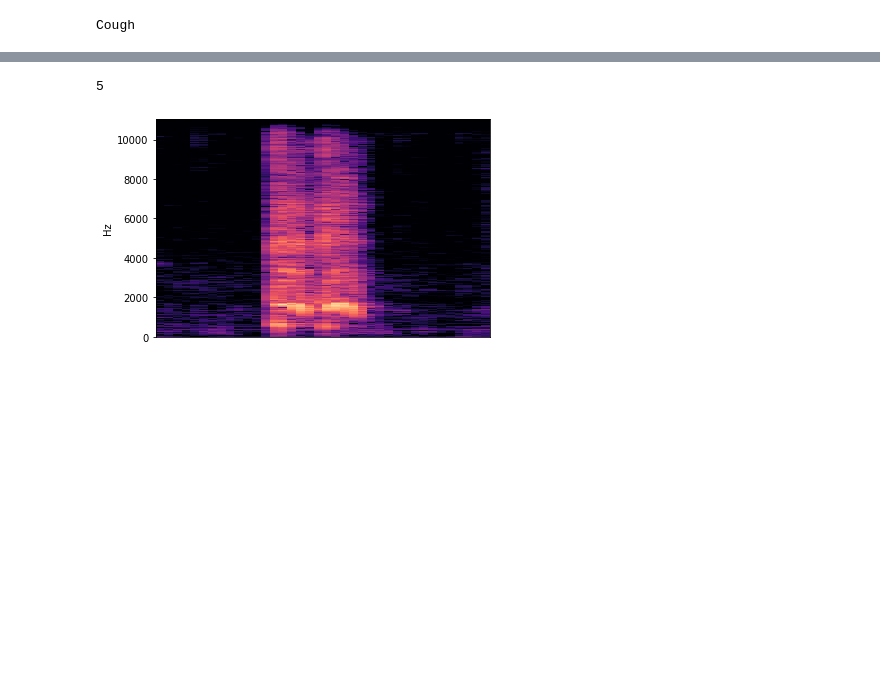
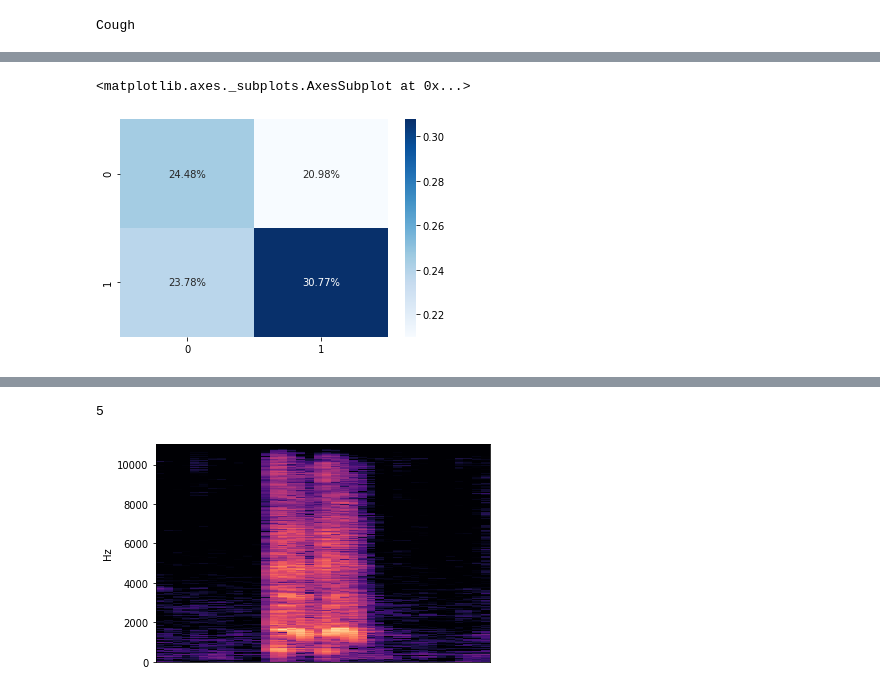
Before and after one commit to Divyesh-2598/Image-Classification, a Jupyter notebook: NewCoughRecognition.ipynb, the cells around one changed output, grey strips where cells are left out. Cells and saved outputs as stored; diff of their text form; code cells hidden in the pictures; blank space fills up the shorter version.

```diff
--- a/NewCoughRecognition.ipynb
+++ b/NewCoughRecognition.ipynb
@@ -288,3 +291,6 @@ predictions = model.predict([prepare('/content/test5.jpg')])
 print(CATEGORIES[int(predictions[0][0])])
 # %% [output]
 Cough
+# %%
+Y_pred = model.predict_generator(test_generator, steps=143//BS+1)
+#Y_pred = model.predict(X_test)
@@ -290,0 +301,10 @@ Cough
+# %%
+y_pred = np.argmax(Y_pred, axis=1)
+# %%
+from sklearn.metrics import confusion_matrix
+print(y_pred)
+print('Confusion Matrix')
+a=test_generator.classes
+print(a)
+confusion_matrix=confusion_matrix(test_generator.classes, y_pred)
+print(confusion_matrix)
@@ -291,3 +323,11 @@ Cough
+# %%
+import seaborn as sns
+#categories=['Cough','NonCough']
+sns.heatmap(confusion_matrix/np.sum(confusion_matrix), annot=True,
+            fmt='.2%', cmap='Blues')
+# %% [output]
+<matplotlib.axes._subplots.AxesSubplot at 0x...>
+[figure, added]
 # %%
 model.save('NewCoughRecognition.hdf5')
 # %%
```
Also changed, not shown: parts of 18 cells of this notebook.
